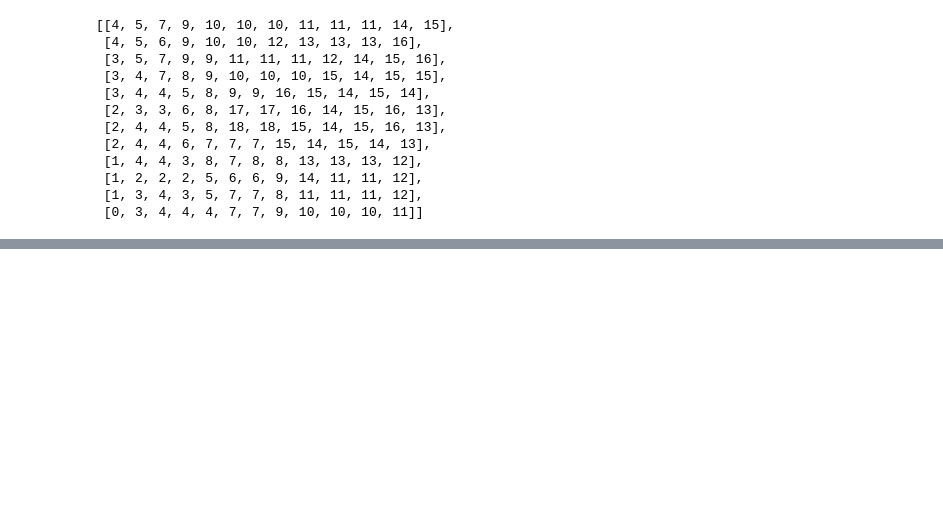
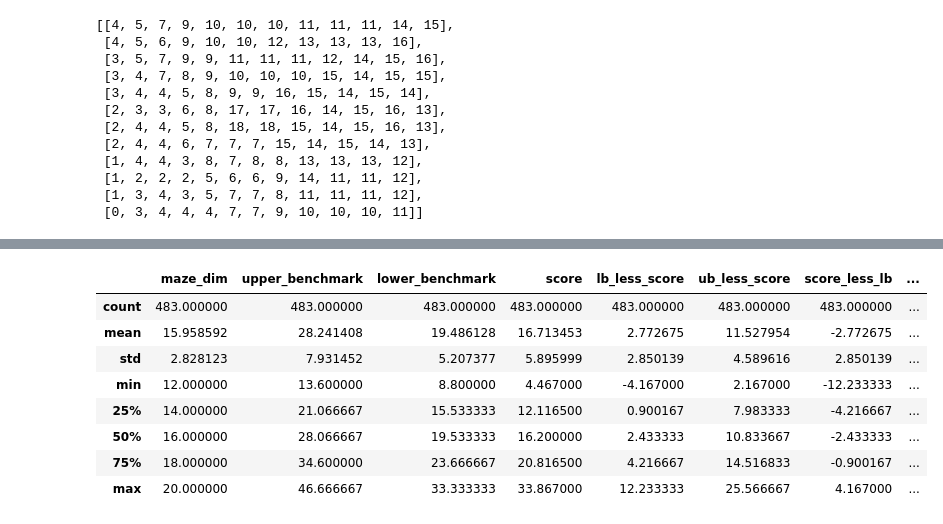
Before and after one commit to eminnett/ml-nanodegree-capstone, a Jupyter notebook: Project Notes.ipynb, the cells around one changed output, grey strips where cells are left out. Cells and saved outputs as stored; diff of their text form; code cells hidden in the pictures; blank space fills up the shorter version.

```diff
--- a/Project Notes.ipynb
+++ b/Project Notes.ipynb
@@ -35,0 +123,12 @@ maze_values
+# %%
+completed_results.describe()
+# %% [output]
+|  | maze_dim | upper_benchmark | lower_benchmark | score | lb_less_score | ub_less_score | score_less_lb | ... |
+| count | 483.000000 | 483.000000 | 483.000000 | 483.000000 | 483.000000 | 483.000000 | 483.000000 | ... |
+| mean | 15.958592 | 28.241408 | 19.486128 | 16.713453 | 2.772675 | 11.527954 | -2.772675 | ... |
+| std | 2.828123 | 7.931452 | 5.207377 | 5.895999 | 2.850139 | 4.589616 | 2.850139 | ... |
+| min | 12.000000 | 13.600000 | 8.800000 | 4.467000 | -4.167000 | 2.167000 | -12.233333 | ... |
+| 25% | 14.000000 | 21.066667 | 15.533333 | 12.116500 | 0.900167 | 7.983333 | -4.216667 | ... |
+| 50% | 16.000000 | 28.066667 | 19.533333 | 16.200000 | 2.433333 | 10.833667 | -2.433333 | ... |
+| 75% | 18.000000 | 34.600000 | 23.666667 | 20.816500 | 4.216667 | 14.516833 | -0.900167 | ... |
+| max | 20.000000 | 46.666667 | 33.333333 | 33.867000 | 12.233333 | 25.566667 | 4.167000 | ... |
```
Also changed, not shown: parts of 10 cells of this notebook.
